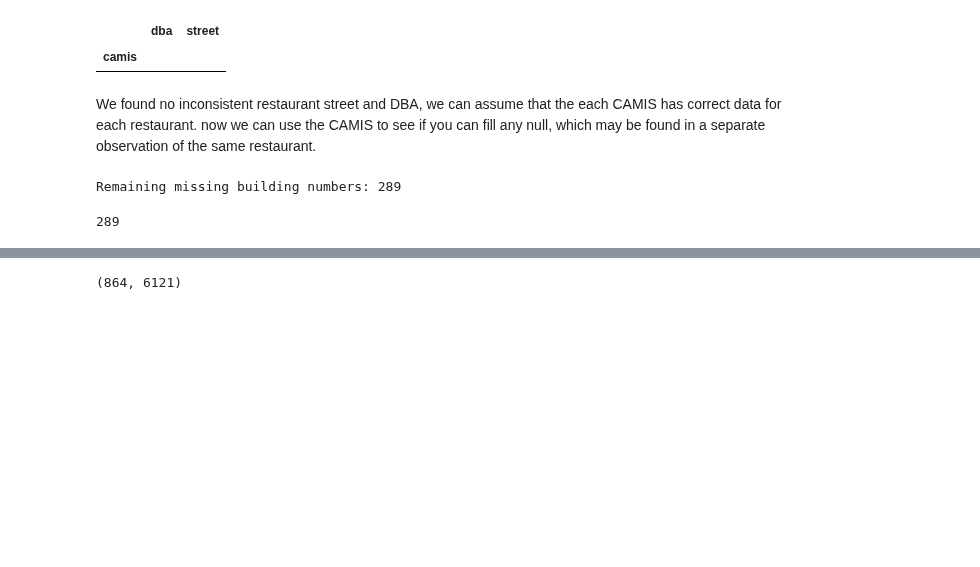
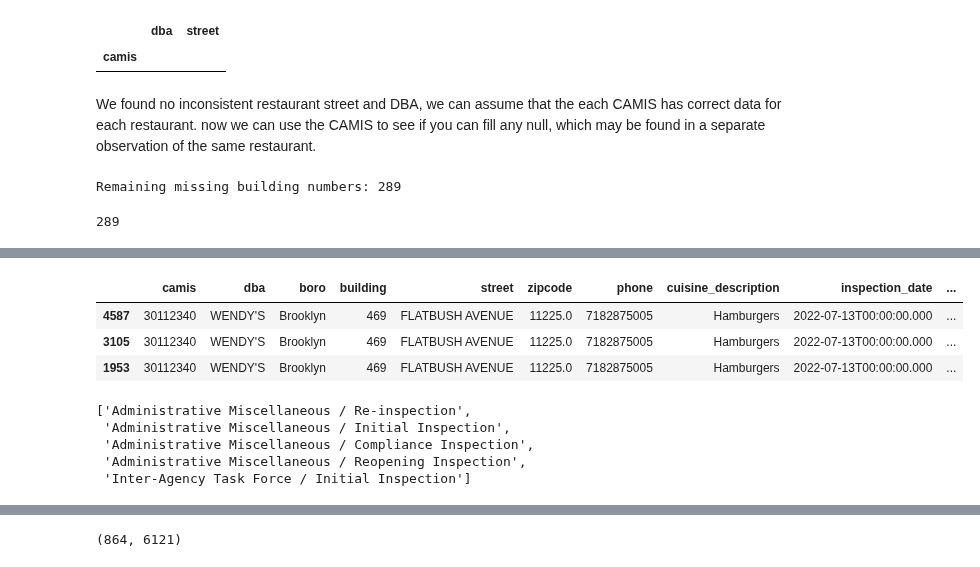
Before and after one commit to Somerville-2023/New-York-health-Inspection-Prediction, a Jupyter notebook: john-folder/api_gplaces/place_and_reviews/john_explore.ipynb, the cells around one changed output, grey strips where cells are left out. Cells and saved outputs as stored; diff of their text form; code cells hidden in the pictures; blank space fills up the shorter version.

```diff
--- a/john-folder/api_gplaces/place_and_reviews/john_explore.ipynb
+++ b/john-folder/api_gplaces/place_and_reviews/john_explore.ipynb
@@ -89,0 +259,40 @@ There is still other fields that have missing values: score, violation_code, vio
+# %%
+# Step 1: Group by 'camis' and 'inspection_date' and check if there are different 'inspection_type' values within each group
+grouped = inspection_df.groupby(['camis', 'inspection_date'])
+diff_inspection_type = grouped['inspection_type'].nunique() > 1
+
+# Step 2: Filter the DataFrame to include only those groups
+filtered_df = inspection_df[inspection_df.set_index(['camis', 'inspection_date']).index.isin(diff_inspection_type[diff_inspection_type].index)].reset_index(drop=True)
+
+# Now, 'filtered_df' contains only the groups where 'inspection_type' varies within the same 'camis' and 'inspection_date'
+filtered_df.sort_values(by='camis').head(3)
+# %% [output]
+|  | camis | dba | boro | building | street | zipcode | phone | cuisine_description | inspection_date | ... |
+| 4587 | 30112340 | WENDY'S | Brooklyn | 469 | FLATBUSH AVENUE | 11225.0 | 7182875005 | Hamburgers | 2022-07-13T00:00:00.000 | ... |
+| 3105 | 30112340 | WENDY'S | Brooklyn | 469 | FLATBUSH AVENUE | 11225.0 | 7182875005 | Hamburgers | 2022-07-13T00:00:00.000 | ... |
+| 1953 | 30112340 | WENDY'S | Brooklyn | 469 | FLATBUSH AVENUE | 11225.0 | 7182875005 | Hamburgers | 2022-07-13T00:00:00.000 | ... |
+# %%
+# Step 1: Determine the mode 'inspection_type' for each group
+mode_inspection_type = inspection_df.groupby(['camis', 'inspection_date'])['inspection_type'].agg(lambda x: x.mode()[0]).reset_index()
+mode_inspection_type.rename(columns={'inspection_type': 'mode_inspection_type'}, inplace=True)
+
+# Step 2: Merge this mode information back into the original DataFrame
+merged_df = inspection_df.merge(mode_inspection_type, on=['camis', 'inspection_date'], how='left')
+
+# Step 3: Filter out rows where 'inspection_type' is the mode
+non_mode_df = merged_df[merged_df['inspection_type'] != merged_df['mode_inspection_type']]
+
+# Filter out rows where 'inspection_type' starts with "Cycle Inspection"
+non_mode_df = non_mode_df[~non_mode_df['inspection_type'].str.startswith("Cycle Inspection")]
+
+# Step 4: Get unique 'inspection_type' values that are not the mode
+unique_non_mode_types = non_mode_df['inspection_type'].unique().tolist()
+
+# Now, 'unique_non_mode_types' contains the unique list of 'inspection_type' values that are not the mode in their group
+unique_non_mode_types
+# %% [output]
+['Administrative Miscellaneous / Re-inspection',
+ 'Administrative Miscellaneous / Initial Inspection',
+ 'Administrative Miscellaneous / Compliance Inspection',
+ 'Administrative Miscellaneous / Reopening Inspection',
+ 'Inter-Agency Task Force / Initial Inspection']
```
Also changed, not shown: parts of 34 cells of this notebook.
